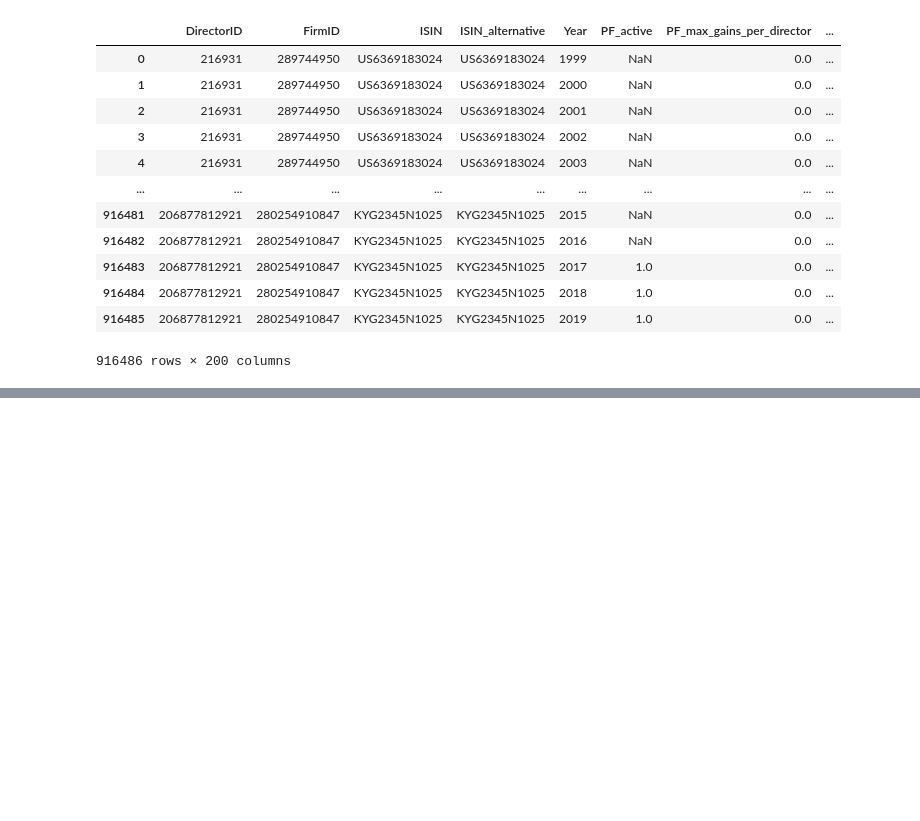
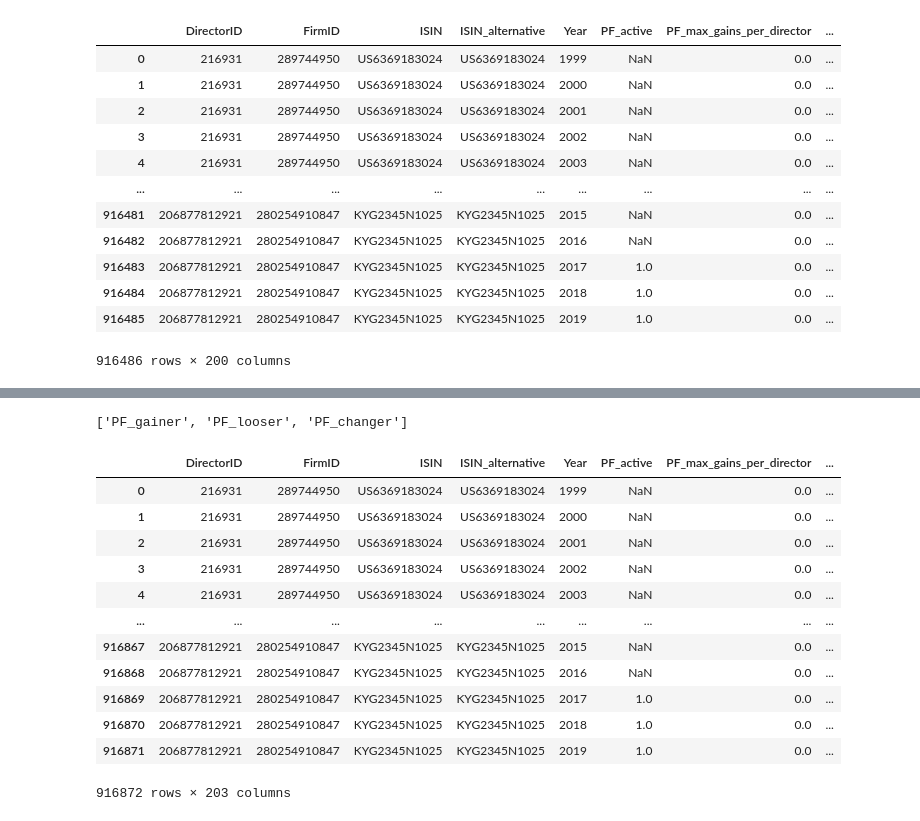
Before and after one commit to hannez11/director-project, a Jupyter notebook: delta calculation/delta_calculation_glassdoor.ipynb, the cells around one changed output, grey strips where cells are left out. Saved outputs shown, nothing was run; the diff lists cells and outputs as text; code cells hidden in the pictures; blank space fills up the shorter version.

```diff
--- a/delta_calculation.ipynb
+++ b/delta calculation/delta_calculation_glassdoor.ipynb
@@ -444,0 +437,8 @@ df_final2.to_csv(r"C:\Users\hannes\Desktop\0105director-firm-years_beta.csv", se
+# %%
+import pandas as pd
+import numpy as np
+pd.set_option('display.max_columns', None)
+
+df_latest = pd.read_csv(r"D:\Docs\Dokumente\WMA\Projects\5 Directors\Data\Director-Firm-Years\0105director-firm-years_beta.csv", sep=";", decimal='.')
+df_gainer = pd.read_excel(r"F:\Downloads\gain_happened_05012022.xlsx")
+df_gainer.head()
@@ -444,0 +461,29 @@ df_final2.to_csv(r"C:\Users\hannes\Desktop\0105director-firm-years_beta.csv", se
+# %%
+df_merge_gainer = df_latest.merge(df_gainer, how="left", on=["DirectorID", "FirmID", "ISIN", "Year"])
+df_merge_gainer
+
+#move new columns
+gainer_cols = [col for col in df_gainer if "PF_" in col]
+print(gainer_cols)
+for index, column in enumerate(gainer_cols, start=1):
+    #cut column
+    col = df_merge_gainer.pop(column)
+    #insert column
+    df_merge_gainer.insert(df_merge_gainer.columns.get_loc("PF_gain_loss_replacement_indicator") + index, col.name, col)
+
+df_merge_gainer
+# %% [output]
+['PF_gainer', 'PF_looser', 'PF_changer']
+|  | DirectorID | FirmID | ISIN | ISIN_alternative | Year | PF_active | PF_max_gains_per_director | ... |
+| 0 | 216931 | 289744950 | US6369183024 | US6369183024 | 1999 | NaN | 0.0 | ... |
+| 1 | 216931 | 289744950 | US6369183024 | US6369183024 | 2000 | NaN | 0.0 | ... |
+| 2 | 216931 | 289744950 | US6369183024 | US6369183024 | 2001 | NaN | 0.0 | ... |
+| 3 | 216931 | 289744950 | US6369183024 | US6369183024 | 2002 | NaN | 0.0 | ... |
+| 4 | 216931 | 289744950 | US6369183024 | US6369183024 | 2003 | NaN | 0.0 | ... |
+| ... | ... | ... | ... | ... | ... | ... | ... | ... |
+| 916867 | 206877812921 | 280254910847 | KYG2345N1025 | KYG2345N1025 | 2015 | NaN | 0.0 | ... |
+| 916868 | 206877812921 | 280254910847 | KYG2345N1025 | KYG2345N1025 | 2016 | NaN | 0.0 | ... |
+| 916869 | 206877812921 | 280254910847 | KYG2345N1025 | KYG2345N1025 | 2017 | 1.0 | 0.0 | ... |
+| 916870 | 206877812921 | 280254910847 | KYG2345N1025 | KYG2345N1025 | 2018 | 1.0 | 0.0 | ... |
+| 916871 | 206877812921 | 280254910847 | KYG2345N1025 | KYG2345N1025 | 2019 | 1.0 | 0.0 | ... |
+916872 rows × 203 columns
```
Also changed, not shown: parts of 15 cells of this notebook, 4 other files.
